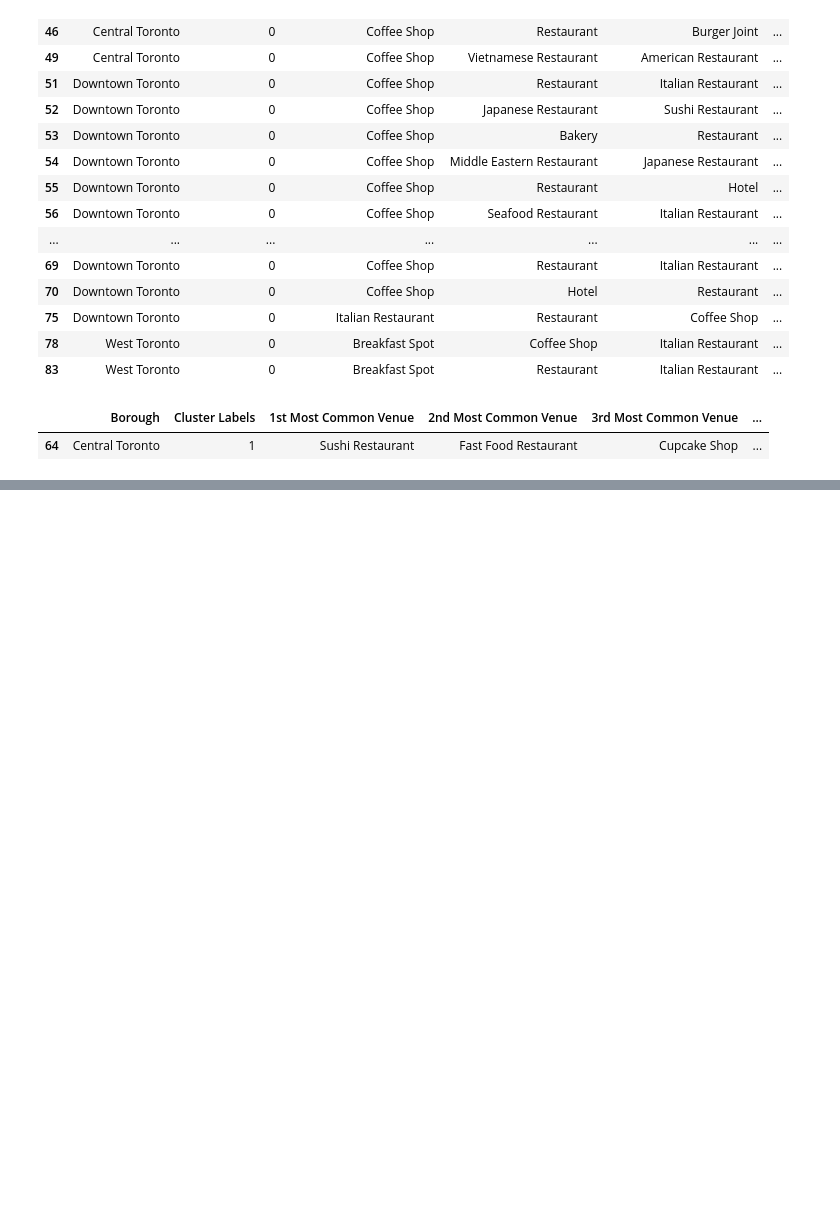
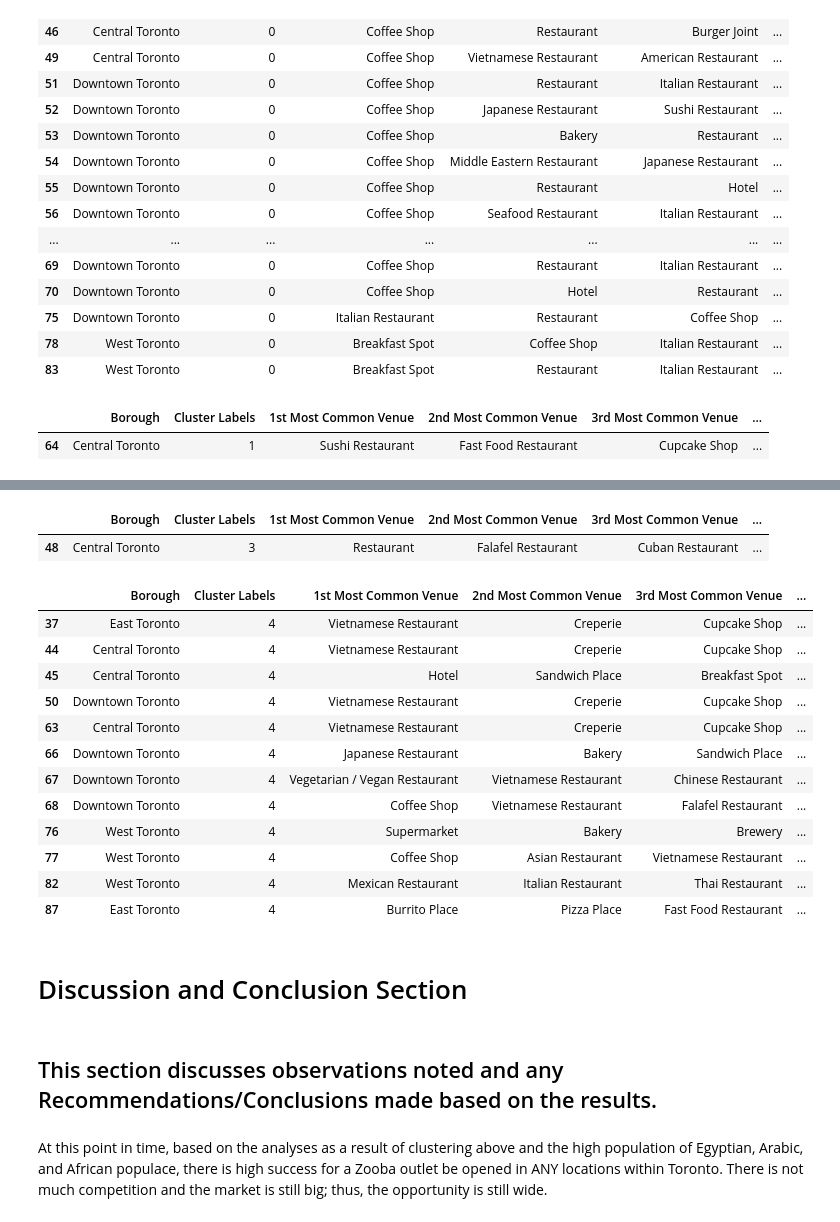
Before and after one commit to amvillamorjr/Capstone_Project_in_Coursera, a Jupyter notebook: Week 5 - Final Project - Data Science copy 1.ipynb, the cells around one changed output, grey strips where cells are left out. Saved outputs shown, nothing was run; the diff lists cells and outputs as text; code cells hidden in the pictures; blank space fills up the shorter version.

```diff
--- a/Week 5 - Final Project - Data Science copy 1.ipynb
+++ b/Week 5 - Final Project - Data Science copy 1.ipynb
@@ -964,0 +971,29 @@ toronto_merged.loc[toronto_merged['Cluster Labels'] == 2, toronto_merged.columns
+# %%
+#Cluster 4
+toronto_merged.loc[toronto_merged['Cluster Labels'] == 3, toronto_merged.columns[[1] + list(range(5, toronto_merged.shape[1]))]]
+# %% [output]
+|  | Borough | Cluster Labels | 1st Most Common Venue | 2nd Most Common Venue | 3rd Most Common Venue | ... |
+| 48 | Central Toronto | 3 | Restaurant | Falafel Restaurant | Cuban Restaurant | ... |
+# %%
+#Cluster 5
+toronto_merged.loc[toronto_merged['Cluster Labels'] == 4, toronto_merged.columns[[1] + list(range(5, toronto_merged.shape[1]))]]
+# %% [output]
+|  | Borough | Cluster Labels | 1st Most Common Venue | 2nd Most Common Venue | 3rd Most Common Venue | ... |
+| 37 | East Toronto | 4 | Vietnamese Restaurant | Creperie | Cupcake Shop | ... |
+| 44 | Central Toronto | 4 | Vietnamese Restaurant | Creperie | Cupcake Shop | ... |
+| 45 | Central Toronto | 4 | Hotel | Sandwich Place | Breakfast Spot | ... |
+| 50 | Downtown Toronto | 4 | Vietnamese Restaurant | Creperie | Cupcake Shop | ... |
+| 63 | Central Toronto | 4 | Vietnamese Restaurant | Creperie | Cupcake Shop | ... |
+| 66 | Downtown Toronto | 4 | Japanese Restaurant | Bakery | Sandwich Place | ... |
+| 67 | Downtown Toronto | 4 | Vegetarian / Vegan Restaurant | Vietnamese Restaurant | Chinese Restaurant | ... |
+| 68 | Downtown Toronto | 4 | Coffee Shop | Vietnamese Restaurant | Falafel Restaurant | ... |
+| 76 | West Toronto | 4 | Supermarket | Bakery | Brewery | ... |
+| 77 | West Toronto | 4 | Coffee Shop | Asian Restaurant | Vietnamese Restaurant | ... |
+| 82 | West Toronto | 4 | Mexican Restaurant | Italian Restaurant | Thai Restaurant | ... |
+| 87 | East Toronto | 4 | Burrito Place | Pizza Place | Fast Food Restaurant | ... |
+# %% [markdown]
+# Discussion and Conclusion Section
+# %% [markdown]
+## This section discusses observations noted and any Recommendations/Conclusions made based on the results.
+# %% [markdown]
+At this point in time, based on the analyses as a result of clustering above and the high population of Egyptian, Arabic, and African populace, there is high success for a Zooba outlet be opened in ANY locations within Toronto.  There is not much competition and the market is still big; thus, the opportunity is still wide.
```
Also changed, not shown: parts of 1 cell of this notebook.
